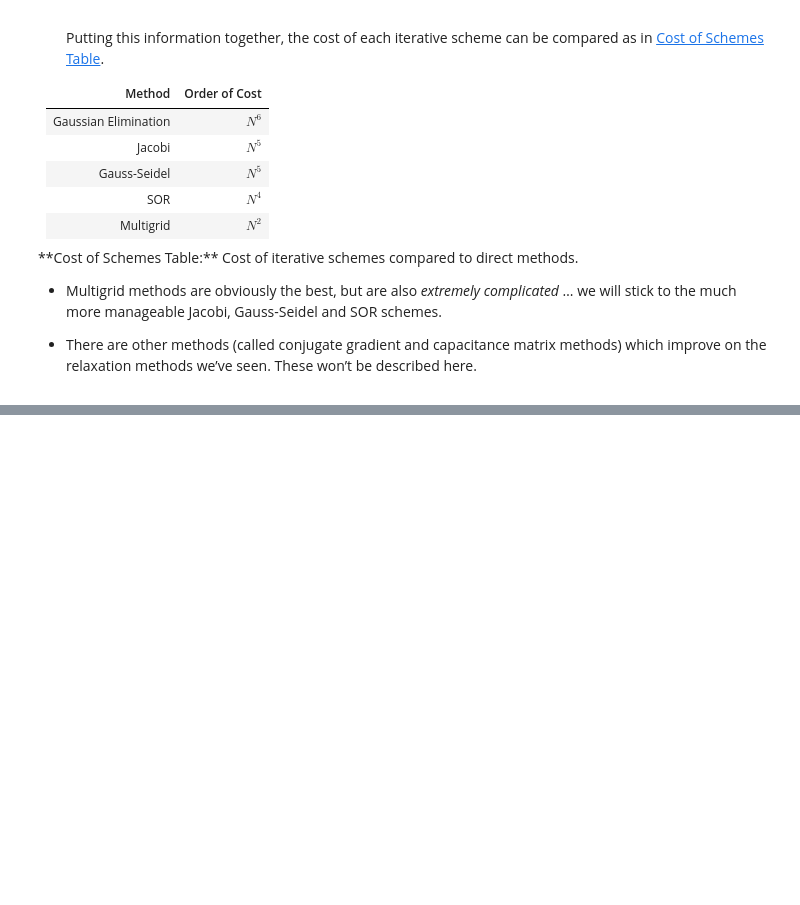
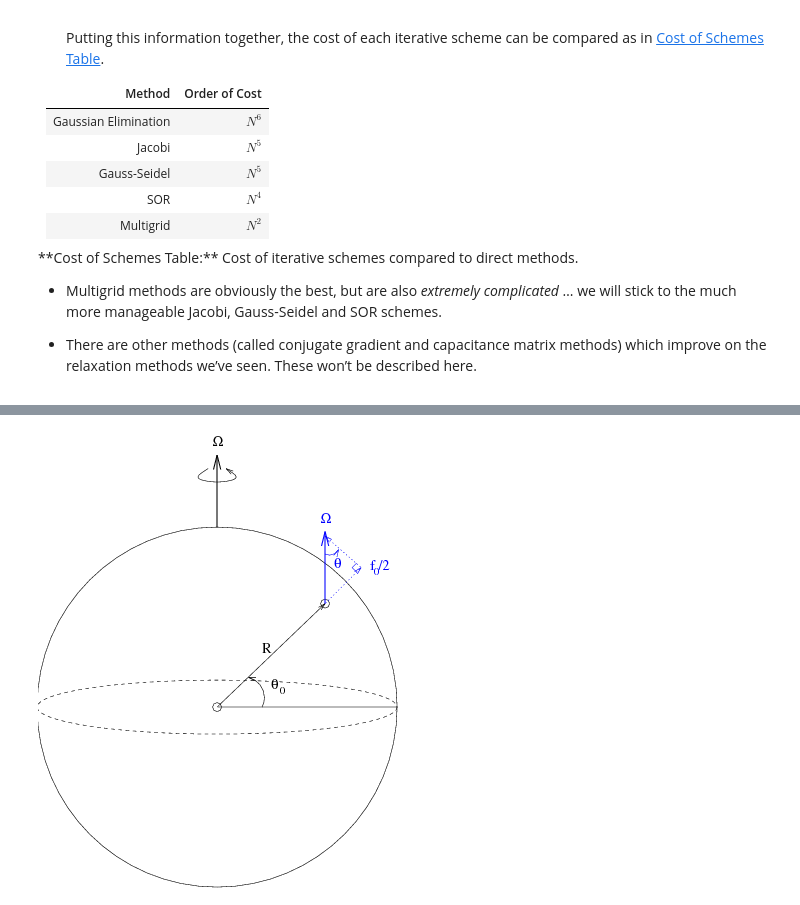
Before and after one commit to timothya87/numeric, a Jupyter notebook: lab8/Lab_8.ipynb, the cells around one changed output, grey strips where cells are left out. Drawn from its saved outputs; the diff is of its cells as text; code cells hidden in the pictures; blank space fills up the shorter version.

```diff
--- a/lab8/Lab_8.ipynb
+++ b/lab8/Lab_8.ipynb
@@ -911,0 +1231,4 @@ basic relaxation procedure outlined above
+# %%
+Image(filename='images/coriolis.png',width='30%')
+# %% [output]
+[figure, added]
```
Also changed, not shown: parts of 22 cells of this notebook, 3 other files.
